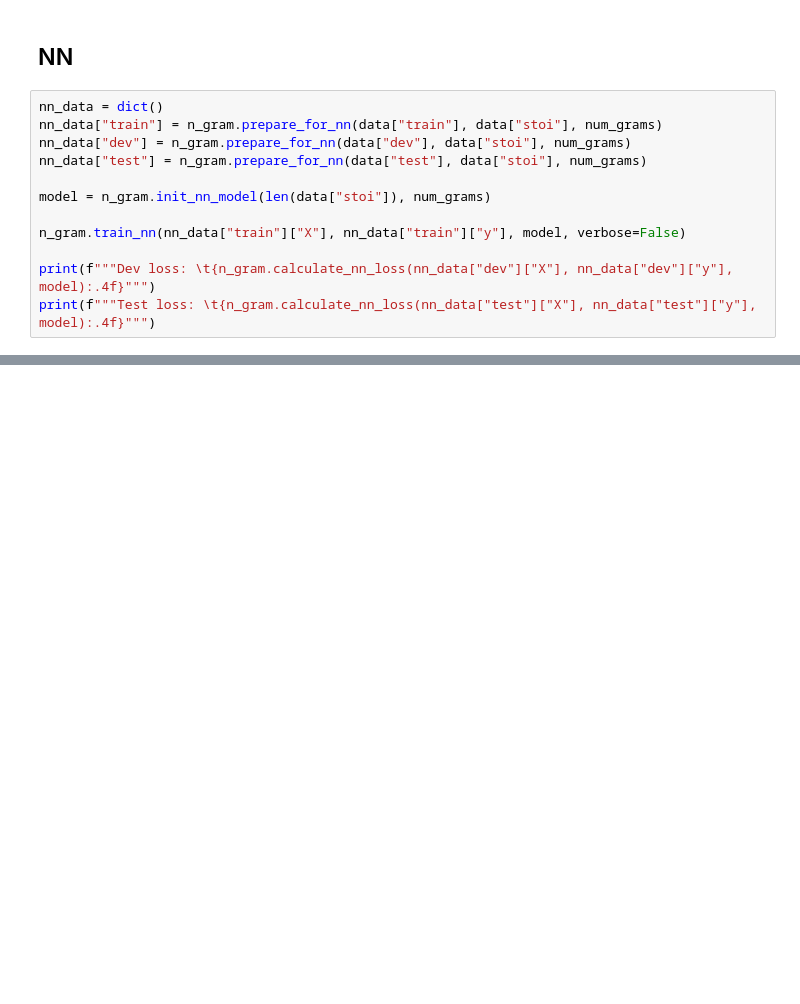
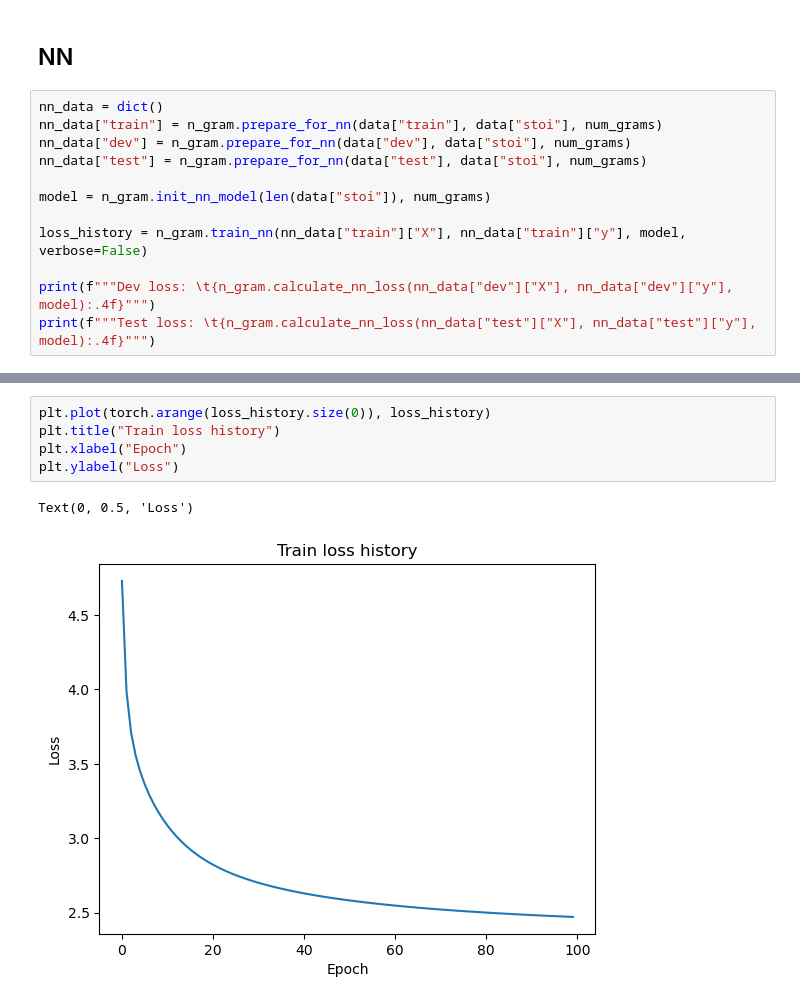
Before and after one commit to vdyma/makemore, a Jupyter notebook: n_gram.ipynb, the cells around one changed output, grey strips where cells are left out. Cells and saved outputs as stored; diff of their text form; blank space fills up the shorter version.

```diff
--- a/n_gram.ipynb
+++ b/n_gram.ipynb
@@ -61,7 +72,7 @@ nn_data["test"] = n_gram.prepare_for_nn(data["test"], data["stoi"], num_grams)
 
 model = n_gram.init_nn_model(len(data["stoi"]), num_grams)
 
-n_gram.train_nn(nn_data["train"]["X"], nn_data["train"]["y"], model, verbose=False)
+loss_history = n_gram.train_nn(nn_data["train"]["X"], nn_data["train"]["y"], model, verbose=False)
 
 print(f"""Dev loss: \t{n_gram.calculate_nn_loss(nn_data["dev"]["X"], nn_data["dev"]["y"], model):.4f}""")
 print(f"""Test loss: \t{n_gram.calculate_nn_loss(nn_data["test"]["X"], nn_data["test"]["y"], model):.4f}""")
@@ -70,0 +82,8 @@ Test loss:      2.2742
+# %%
+plt.plot(torch.arange(loss_history.size(0)), loss_history)
+plt.title("Train loss history")
+plt.xlabel("Epoch")
+plt.ylabel("Loss")
+# %% [output]
+Text(0, 0.5, 'Loss')
+[figure, added]
```
Also changed, not shown: parts of 6 cells of this notebook, 1 other file.
